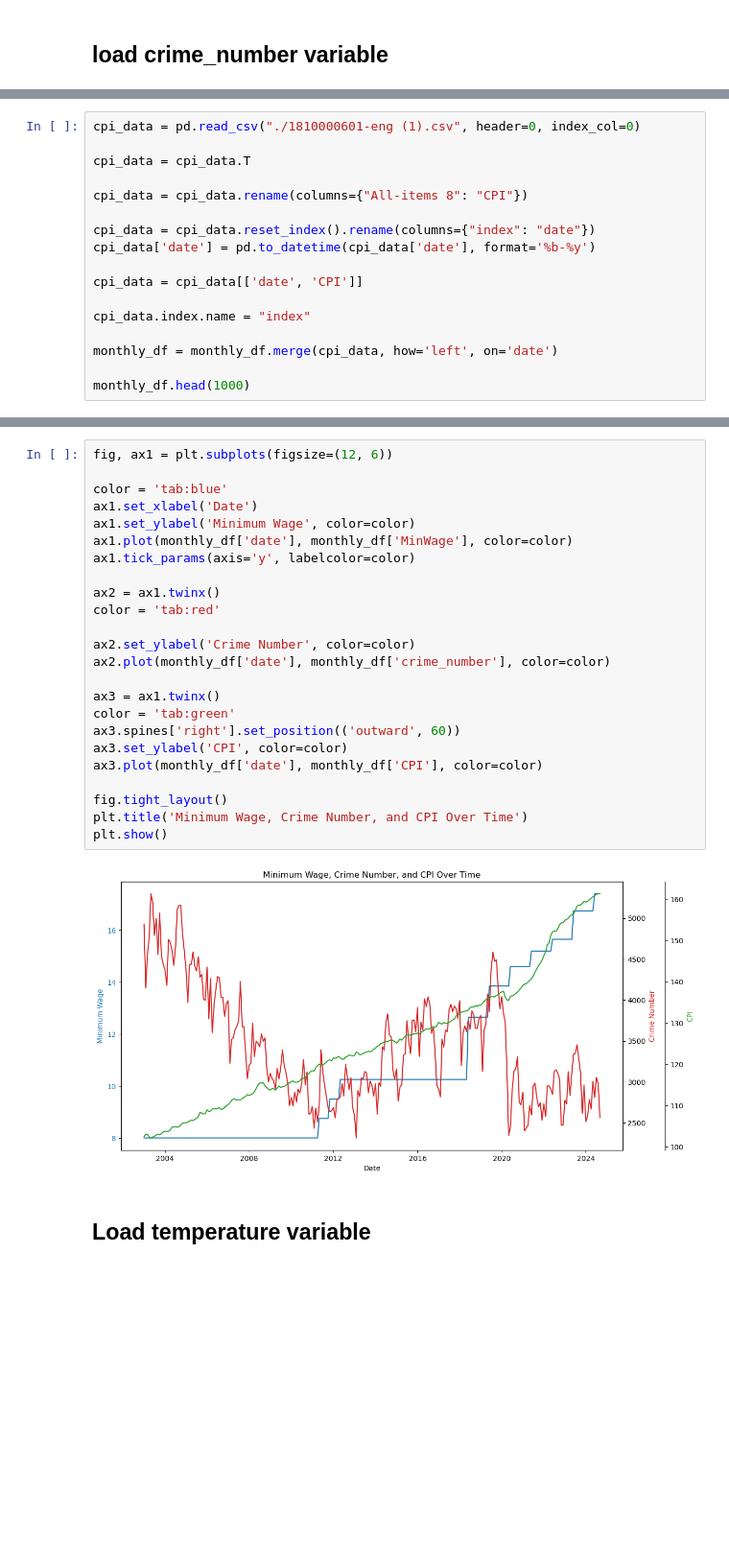
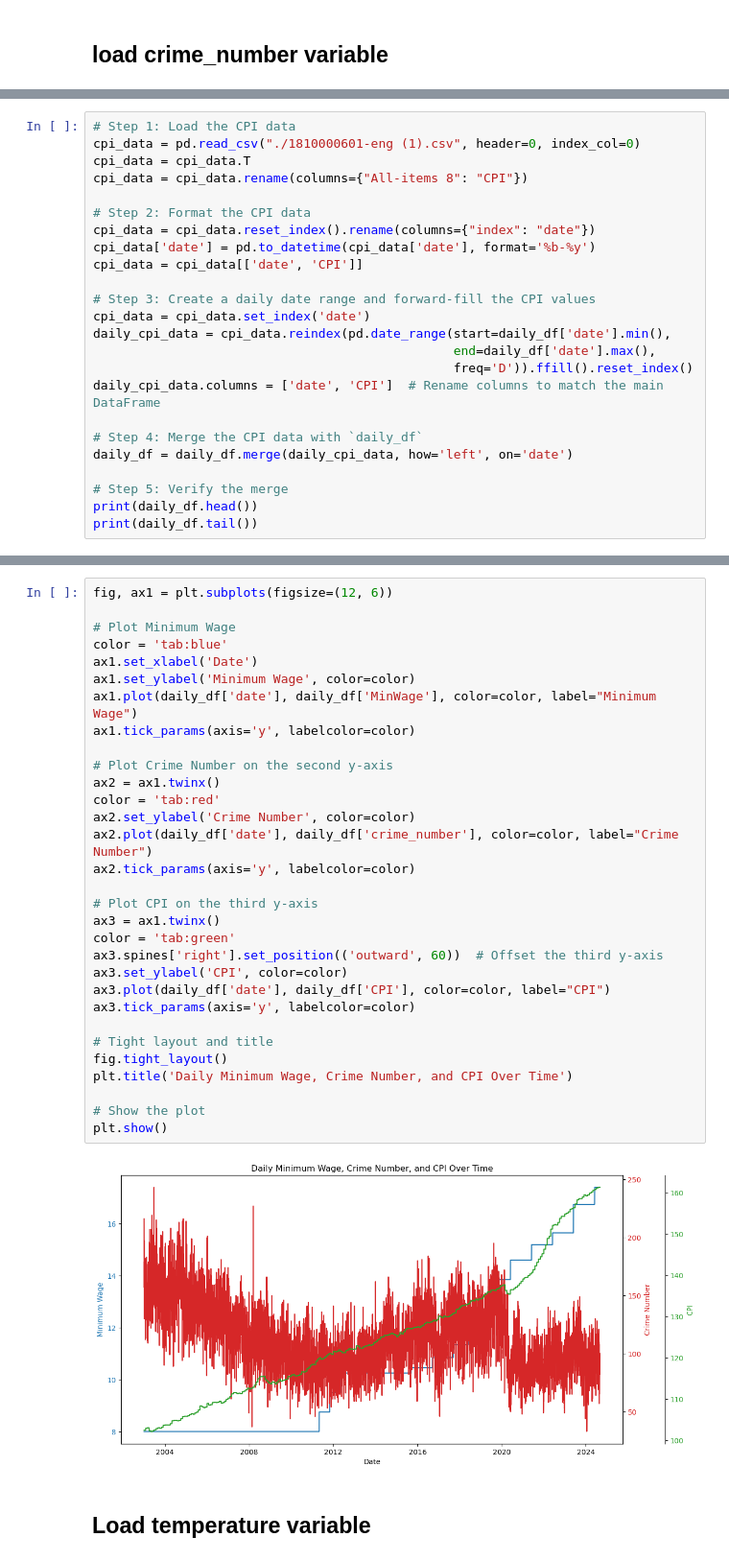
Before and after one commit to HantzeWANG/ECON490, a Jupyter notebook: CrimePrediction.ipynb, the cells around one changed output, grey strips where cells are left out. Shown at 96% size. Drawn from its saved outputs; the diff is of its cells as text; blank space fills up the shorter version.

Commit message:
daily data without Sarima

```diff
--- a/CrimePrediction.ipynb
+++ b/CrimePrediction.ipynb
@@ -69,18 +122,25 @@ monthly_df.head(1000)
 # %%
+# Step 1: Load the CPI data
 cpi_data = pd.read_csv("./1810000601-eng (1).csv", header=0, index_col=0)
-
 cpi_data = cpi_data.T
-
 cpi_data = cpi_data.rename(columns={"All-items 8": "CPI"})
 
+# Step 2: Format the CPI data
 cpi_data = cpi_data.reset_index().rename(columns={"index": "date"})
 cpi_data['date'] = pd.to_datetime(cpi_data['date'], format='%b-%y')
-
 cpi_data = cpi_data[['date', 'CPI']]
 
-cpi_data.index.name = "index"
+# Step 3: Create a daily date range and forward-fill the CPI values
+cpi_data = cpi_data.set_index('date')
+daily_cpi_data = cpi_data.reindex(pd.date_range(start=daily_df['date'].min(),
+                                                end=daily_df['date'].max(),
+                                                freq='D')).ffill().reset_index()
+daily_cpi_data.columns = ['date', 'CPI']  # Rename columns to match the main DataFrame
 
-monthly_df = monthly_df.merge(cpi_data, how='left', on='date')
+# Step 4: Merge the CPI data with `daily_df`
+daily_df = daily_df.merge(daily_cpi_data, how='left', on='date')
 
-monthly_df.head(1000)
+# Step 5: Verify the merge
+print(daily_df.head())
+print(daily_df.tail())
 # %% [output]
@@ -100,29 +159,36 @@ monthly_df.head(1000)
 # %%
 fig, ax1 = plt.subplots(figsize=(12, 6))
 
+# Plot Minimum Wage
 color = 'tab:blue'
 ax1.set_xlabel('Date')
 ax1.set_ylabel('Minimum Wage', color=color)
-ax1.plot(monthly_df['date'], monthly_df['MinWage'], color=color)
+ax1.plot(daily_df['date'], daily_df['MinWage'], color=color, label="Minimum Wage")
 ax1.tick_params(axis='y', labelcolor=color)
 
+# Plot Crime Number on the second y-axis
 ax2 = ax1.twinx()
 color = 'tab:red'
+ax2.set_ylabel('Crime Number', color=color)
+ax2.plot(daily_df['date'], daily_df['crime_number'], color=color, label="Crime Number")
+ax2.tick_params(axis='y', labelcolor=color)
 
-ax2.set_ylabel('Crime Number', color=color)
-ax2.plot(monthly_df['date'], monthly_df['crime_number'], color=color)
-
+# Plot CPI on the third y-axis
 ax3 = ax1.twinx()
 color = 'tab:green'
-ax3.spines['right'].set_position(('outward', 60))
+ax3.spines['right'].set_position(('outward', 60))  # Offset the third y-axis
 ax3.set_ylabel('CPI', color=color)
-ax3.plot(monthly_df['date'], monthly_df['CPI'], color=color)
+ax3.plot(daily_df['date'], daily_df['CPI'], color=color, label="CPI")
+ax3.tick_params(axis='y', labelcolor=color)
 
+# Tight layout and title
 fig.tight_layout()
-plt.title('Minimum Wage, Crime Number, and CPI Over Time')
+plt.title('Daily Minimum Wage, Crime Number, and CPI Over Time')
+
+# Show the plot
 plt.show()
 # %% [output]
-[figure, old version]
+[figure, new version]
 # %% [markdown]
 ## Load temperature variable
 # %%
```
Also changed, not shown: parts of 21 cells of this notebook, 1 other file.
